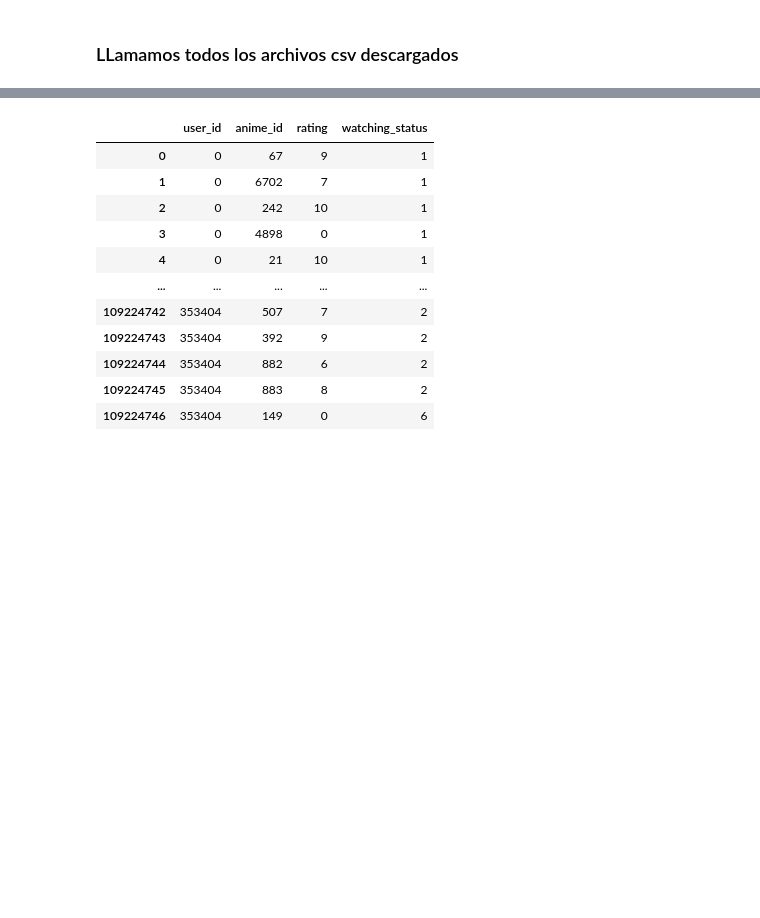
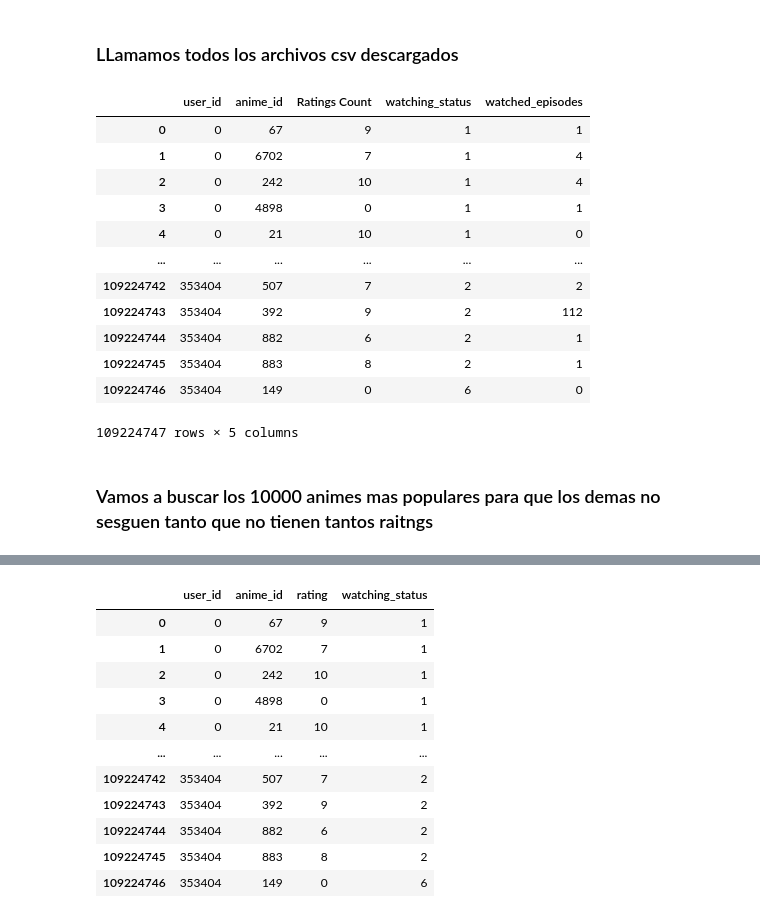
Before and after one commit to FrannGallo/SistemaRecomm, a Jupyter notebook: Sprint_3_V2.ipynb, the cells around one changed output, grey strips where cells are left out. Drawn from its saved outputs; the diff is of its cells as text; code cells hidden in the pictures; blank space fills up the shorter version.

```diff
--- a/Sprint_3_V2.ipynb
+++ b/Sprint_3_V2.ipynb
@@ -17,0 +21,21 @@ animelist= pd.read_csv('/content/drive/MyDrive/Data Science 2023/Sprints/Sprint
+# %%
+# Renombrar la columna resultante como "Ratings Count"
+animes_p = animelist.rename(columns={"rating": "Ratings Count"})
+# %%
+animes_p
+# %% [output]
+|  | user_id | anime_id | Ratings Count | watching_status | watched_episodes |
+| 0 | 0 | 67 | 9 | 1 | 1 |
+| 1 | 0 | 6702 | 7 | 1 | 4 |
+| 2 | 0 | 242 | 10 | 1 | 4 |
+| 3 | 0 | 4898 | 0 | 1 | 1 |
+| 4 | 0 | 21 | 10 | 1 | 0 |
+| ... | ... | ... | ... | ... | ... |
+| 109224742 | 353404 | 507 | 7 | 2 | 2 |
+| 109224743 | 353404 | 392 | 9 | 2 | 112 |
+| 109224744 | 353404 | 882 | 6 | 2 | 1 |
+| 109224745 | 353404 | 883 | 8 | 2 | 1 |
+| 109224746 | 353404 | 149 | 0 | 6 | 0 |
+109224747 rows × 5 columns
+# %% [markdown]
+### Vamos a buscar los 10000 animes mas populares para que los demas no sesguen tanto que no tienen tantos raitngs
```
Also changed, not shown: parts of 57 cells of this notebook.
